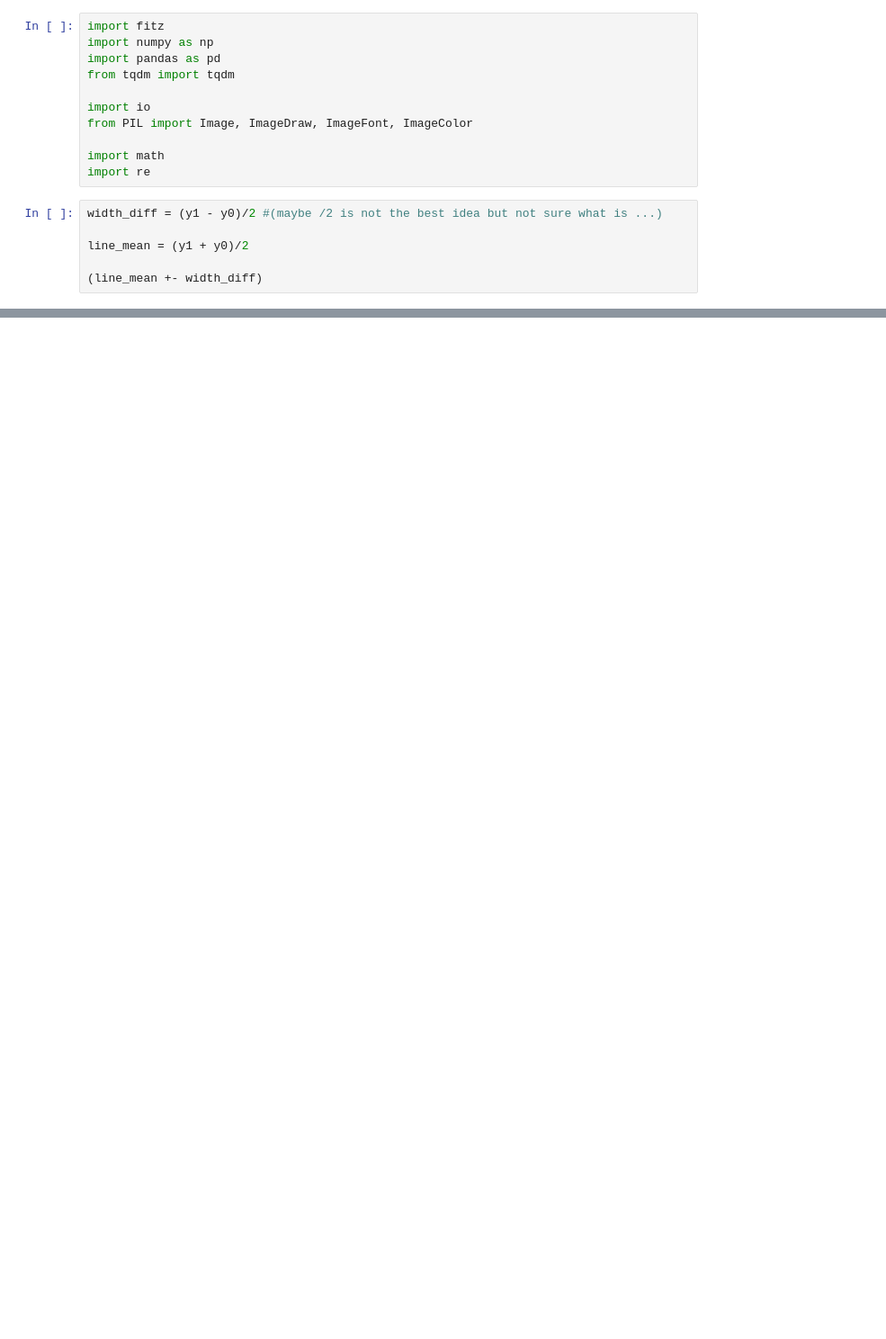
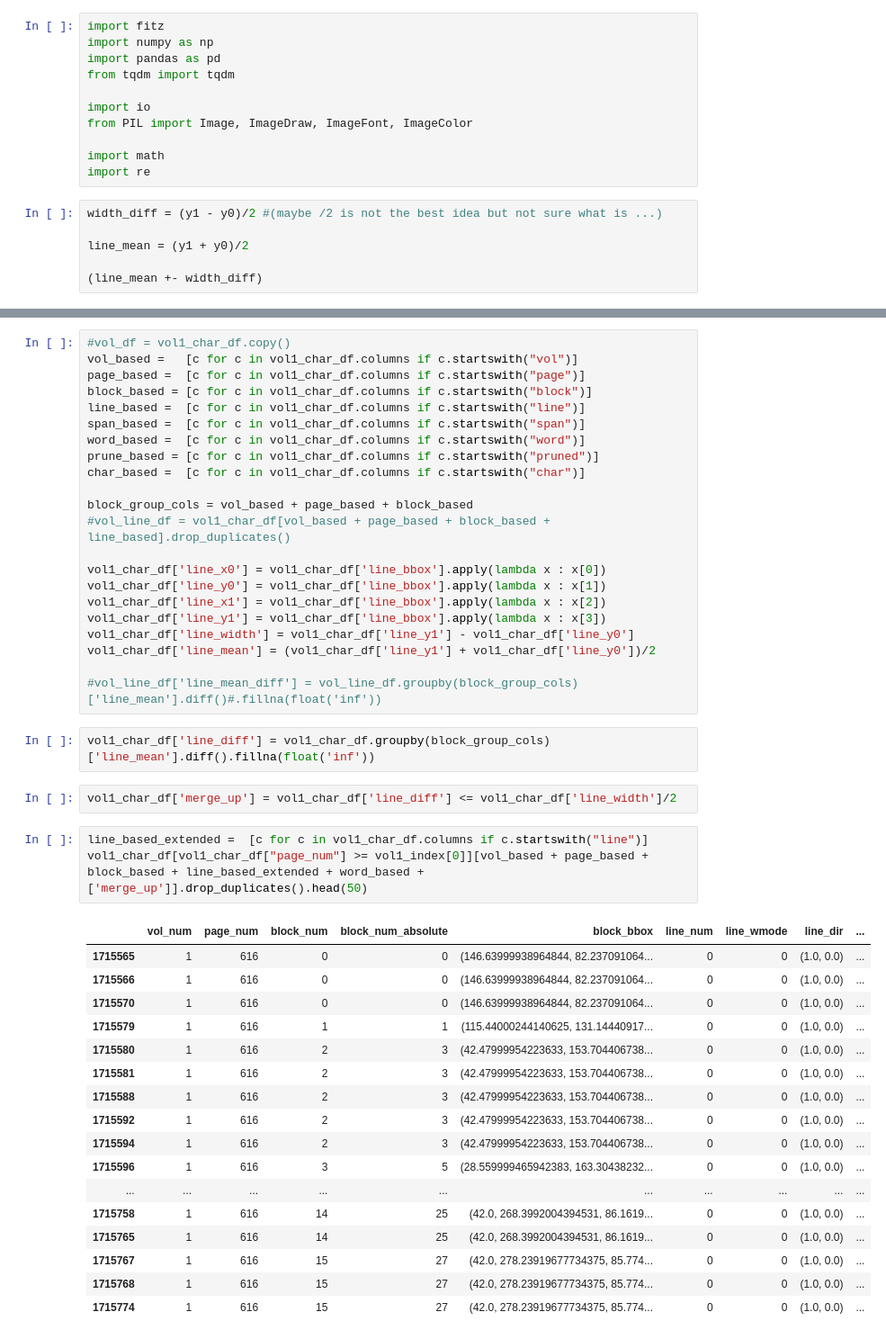
Before and after one commit to shidedh/UpdateFlora, a Jupyter notebook: pre_code/fix_line_no.ipynb, the cells around one changed output, grey strips where cells are left out. Shown at 90% size. Saved outputs shown, nothing was run; the diff lists cells and outputs as text; blank space fills up the shorter version.

```diff
--- a/pre_code/fix_line_no.ipynb
+++ b/pre_code/fix_line_no.ipynb
@@ -17,0 +38,47 @@ line_mean = (y1 + y0)/2
+# %%
+#vol_df = vol1_char_df.copy()
+vol_based =   [c for c in vol1_char_df.columns if c.startswith("vol")]
+page_based =  [c for c in vol1_char_df.columns if c.startswith("page")]
+block_based = [c for c in vol1_char_df.columns if c.startswith("block")]
+line_based =  [c for c in vol1_char_df.columns if c.startswith("line")]
+span_based =  [c for c in vol1_char_df.columns if c.startswith("span")]
+word_based =  [c for c in vol1_char_df.columns if c.startswith("word")]
+prune_based = [c for c in vol1_char_df.columns if c.startswith("pruned")]
+char_based =  [c for c in vol1_char_df.columns if c.startswith("char")]
+
+block_group_cols = vol_based + page_based + block_based
+#vol_line_df = vol1_char_df[vol_based + page_based + block_based + line_based].drop_duplicates()
+
+vol1_char_df['line_x0'] = vol1_char_df['line_bbox'].apply(lambda x : x[0])
+vol1_char_df['line_y0'] = vol1_char_df['line_bbox'].apply(lambda x : x[1])
+vol1_char_df['line_x1'] = vol1_char_df['line_bbox'].apply(lambda x : x[2])
+vol1_char_df['line_y1'] = vol1_char_df['line_bbox'].apply(lambda x : x[3])
+vol1_char_df['line_width'] = vol1_char_df['line_y1'] - vol1_char_df['line_y0']
+vol1_char_df['line_mean'] = (vol1_char_df['line_y1'] + vol1_char_df['line_y0'])/2
+
+#vol_line_df['line_mean_diff'] = vol_line_df.groupby(block_group_cols)['line_mean'].diff()#.fillna(float('inf'))
+# %%
+vol1_char_df['line_diff'] = vol1_char_df.groupby(block_group_cols)['line_mean'].diff().fillna(float('inf'))
+# %%
+vol1_char_df['merge_up'] = vol1_char_df['line_diff'] <= vol1_char_df['line_width']/2
+# %%
+line_based_extended =  [c for c in vol1_char_df.columns if c.startswith("line")]
+vol1_char_df[vol1_char_df["page_num"] >= vol1_index[0]][vol_based + page_based + block_based + line_based_extended + word_based + ['merge_up']].drop_duplicates().head(50)
+# %% [output]
+|  | vol_num | page_num | block_num | block_num_absolute | block_bbox | line_num | line_wmode | line_dir | ... |
+| 1715565 | 1 | 616 | 0 | 0 | (146.63999938964844, 82.237091064... | 0 | 0 | (1.0, 0.0) | ... |
+| 1715566 | 1 | 616 | 0 | 0 | (146.63999938964844, 82.237091064... | 0 | 0 | (1.0, 0.0) | ... |
+| 1715570 | 1 | 616 | 0 | 0 | (146.63999938964844, 82.237091064... | 0 | 0 | (1.0, 0.0) | ... |
+| 1715579 | 1 | 616 | 1 | 1 | (115.44000244140625, 131.14440917... | 0 | 0 | (1.0, 0.0) | ... |
+| 1715580 | 1 | 616 | 2 | 3 | (42.47999954223633, 153.704406738... | 0 | 0 | (1.0, 0.0) | ... |
+| 1715581 | 1 | 616 | 2 | 3 | (42.47999954223633, 153.704406738... | 0 | 0 | (1.0, 0.0) | ... |
+| 1715588 | 1 | 616 | 2 | 3 | (42.47999954223633, 153.704406738... | 0 | 0 | (1.0, 0.0) | ... |
+| 1715592 | 1 | 616 | 2 | 3 | (42.47999954223633, 153.704406738... | 0 | 0 | (1.0, 0.0) | ... |
+| 1715594 | 1 | 616 | 2 | 3 | (42.47999954223633, 153.704406738... | 0 | 0 | (1.0, 0.0) | ... |
+| 1715596 | 1 | 616 | 3 | 5 | (28.559999465942383, 163.30438232... | 0 | 0 | (1.0, 0.0) | ... |
+| ... | ... | ... | ... | ... | ... | ... | ... | ... | ... |
+| 1715758 | 1 | 616 | 14 | 25 | (42.0, 268.3992004394531, 86.1619... | 0 | 0 | (1.0, 0.0) | ... |
+| 1715765 | 1 | 616 | 14 | 25 | (42.0, 268.3992004394531, 86.1619... | 0 | 0 | (1.0, 0.0) | ... |
+| 1715767 | 1 | 616 | 15 | 27 | (42.0, 278.23919677734375, 85.774... | 0 | 0 | (1.0, 0.0) | ... |
+| 1715768 | 1 | 616 | 15 | 27 | (42.0, 278.23919677734375, 85.774... | 0 | 0 | (1.0, 0.0) | ... |
+| 1715774 | 1 | 616 | 15 | 27 | (42.0, 278.23919677734375, 85.774... | 0 | 0 | (1.0, 0.0) | ... |
```
Also changed, not shown: parts of 5 cells of this notebook, 1 other file.
